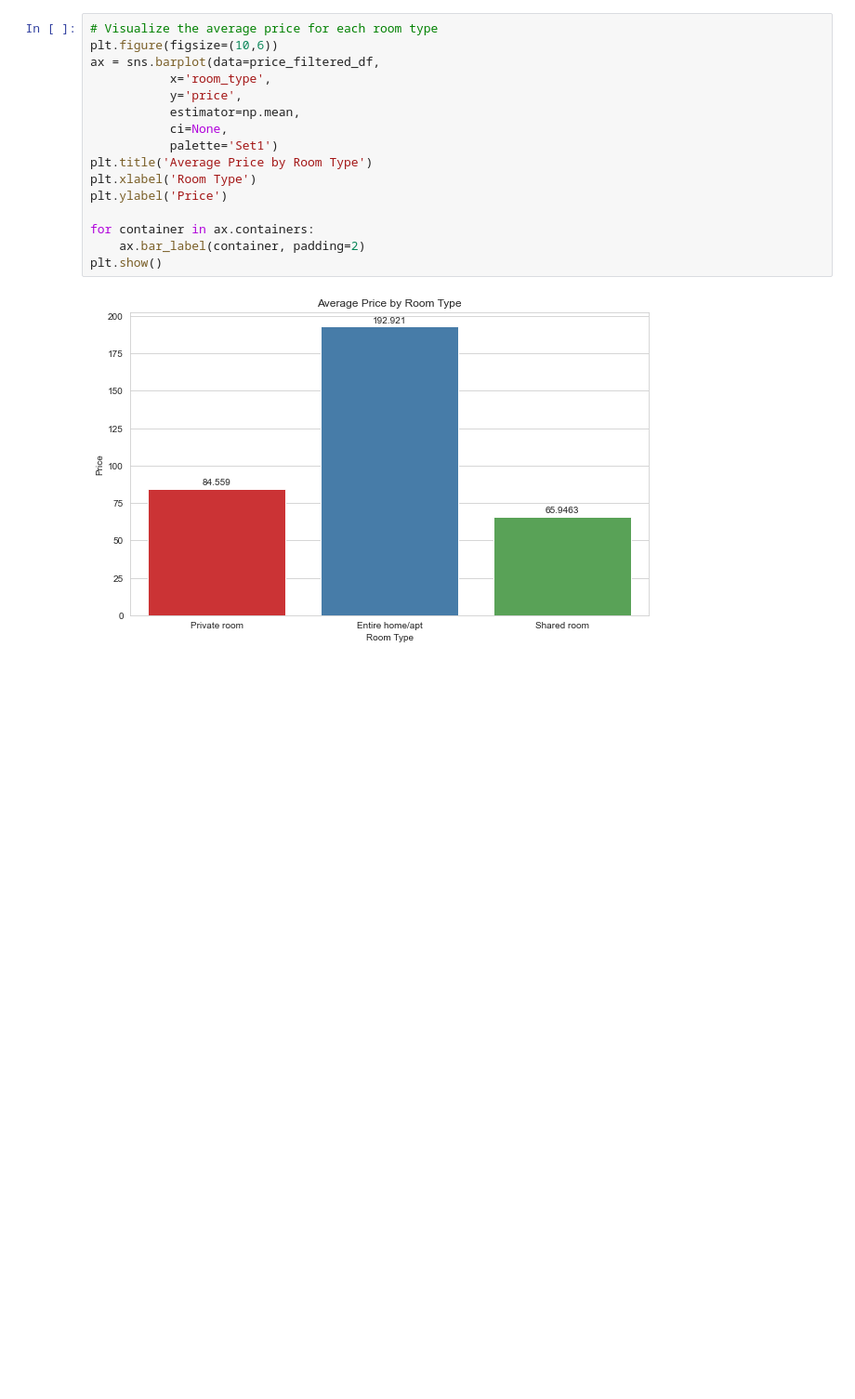
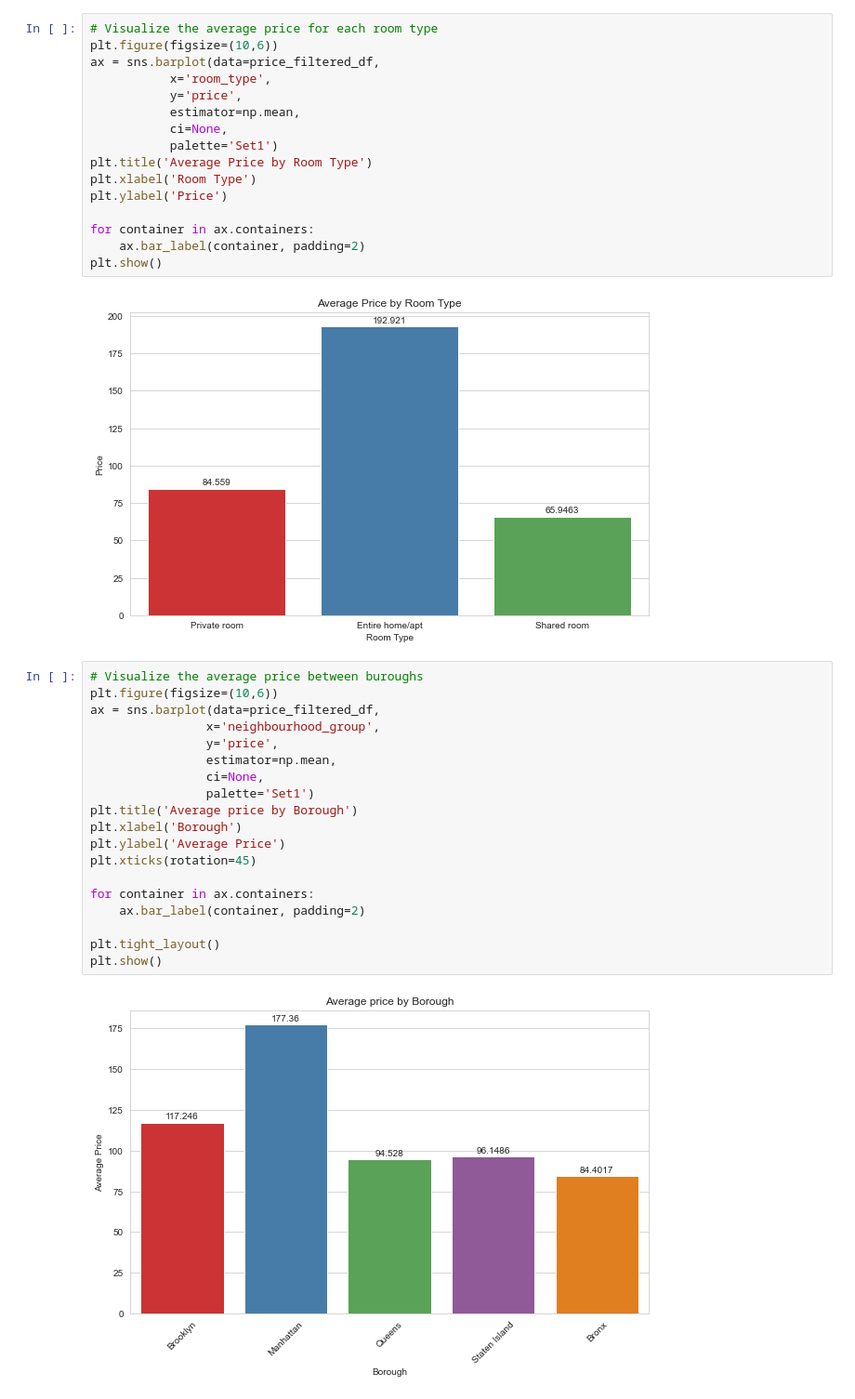
Before and after one commit to mrawlin6/AirBNB_Listings, a Jupyter notebook: AirBNB_DATA/AirBNB_EDA.ipynb, the cells around one changed output. Shown: that part at 93% size. Drawn from its saved outputs; the diff is of its cells as text; blank space fills up the shorter version.

Commit message:
Visualizations of price
In this iteration I have visualized the average price against room types, boroughs, and different room types in each borough

```diff
--- a/AirBNB_DATA/AirBNB_EDA.ipynb
+++ b/AirBNB_DATA/AirBNB_EDA.ipynb
@@ -416,3 +418,24 @@ for container in ax.containers:
 plt.show()
 # %% [output]
 [figure]
+# %%
+# Visualize the average price between buroughs
+plt.figure(figsize=(10,6))
+ax = sns.barplot(data=price_filtered_df,
+                x='neighbourhood_group',
+                y='price',
+                estimator=np.mean,
+                ci=None,
+                palette='Set1')
+plt.title('Average price by Borough')
+plt.xlabel('Borough')
+plt.ylabel('Average Price')
+plt.xticks(rotation=45)
+
+for container in ax.containers:
+    ax.bar_label(container, padding=2)
+
+plt.tight_layout()
+plt.show()
+# %% [output]
+[figure, added]
```
Also changed, not shown: parts of 2 cells of this notebook.
